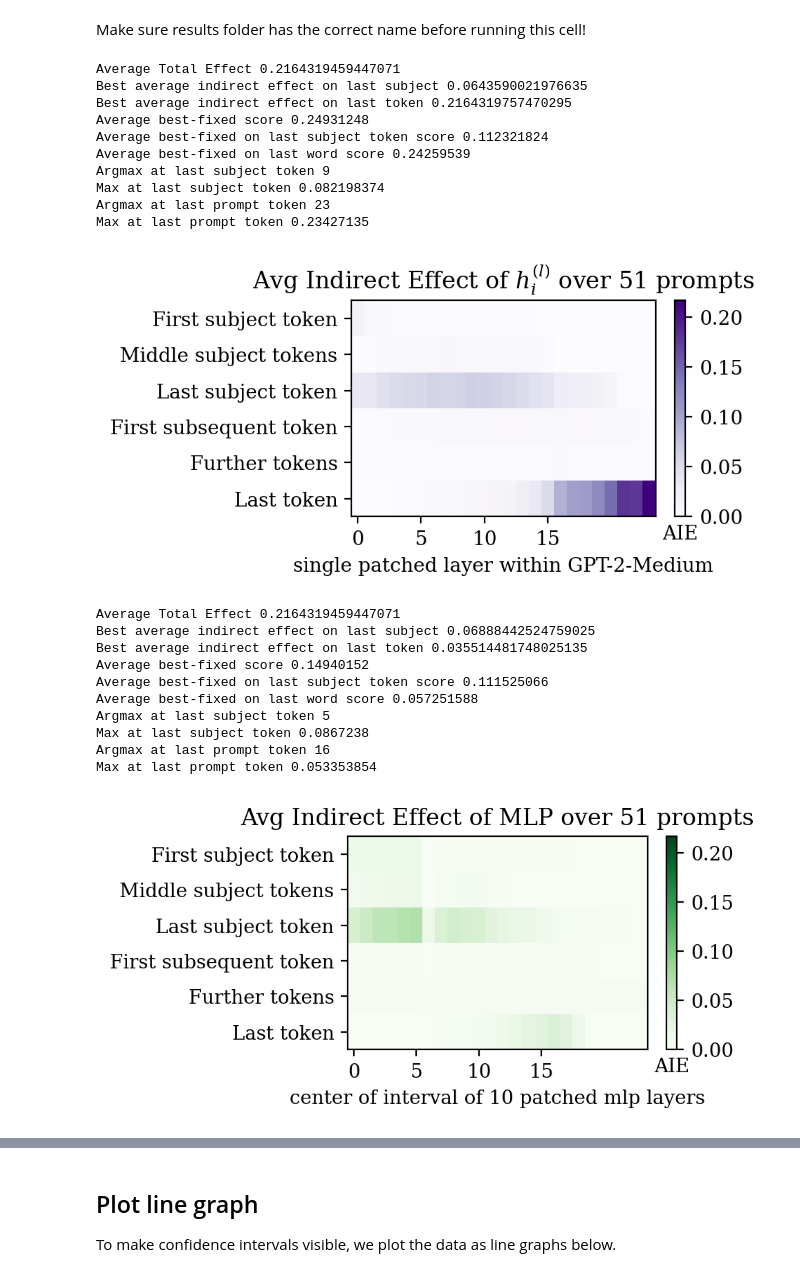
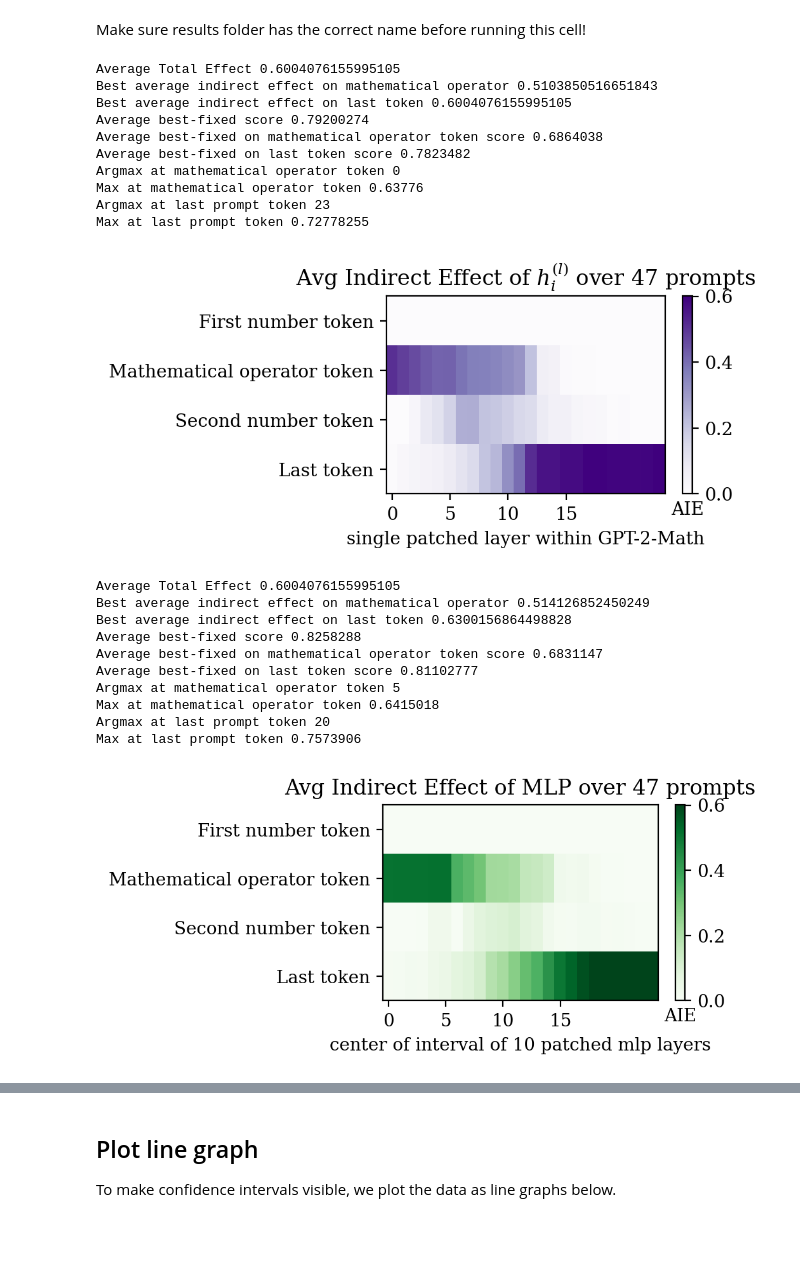
Before and after one commit to khnhenriette/ProjectADL, a Jupyter notebook: notebooks/average_causal_effects.ipynb, the cells around one changed output, grey strips where cells are left out. Saved outputs shown, nothing was run; the diff lists cells and outputs as text; code cells hidden in the pictures; blank space fills up the shorter version.

Commit message:
average causal effects for math fine-tuned

```diff
--- a/notebooks/average_causal_effects.ipynb
+++ b/notebooks/average_causal_effects.ipynb
@@ -129,16 +154,15 @@ def read_knowlege(count=150, kind=None, arch="gpt2-medium-math"):
     kindcode = "" if not kind else f"_{kind}"
     (
         avg_fn, #first number
-        avg_mo, #mathematical operator
+        avg_mo, #first mathematical operator token
         avg_sn, #second number
         avg_e, #equals
-
         avg_hs,
         avg_ls,
         avg_fs,
         avg_fle,
         avg_fla,
-    ) = [Avg() for _ in range(4)]
+    ) = [Avg() for _ in range(9)]
     for i in range(count):
         try:
             data = numpy.load(f"{dirname}/knowledge_{i}{kindcode}.npz")
@@ -148,9 +172,10 @@ def read_knowlege(count=150, kind=None, arch="gpt2-medium-math"):
         if "correct_prediction" in data and not data["correct_prediction"]:
             continue
         scores = data["scores"]
-        first_e, first_a = data["subject_range"] # subject / operator start and token after / second number
+        first_e, first_a = data["subject_range"] # subject (one or two tokens)
+        # last_e = first_a - 1 # second subject token --> ignored here
         first_n = first_e - 1 # first number
-        last_a = len(scores) - 1 # equals
+        last_a = len(scores) - 1 # equals / last token
         # original prediction
         avg_hs.add(data["high_score"])
         # prediction after subject is corrupted
@@ -194,7 +219,7 @@ def read_knowlege(count=150, kind=None, arch="gpt2-medium-math"):
     )
     print("Average best-fixed score", avg_fs.avg())
     print("Average best-fixed on mathematical operator token score", avg_fle.avg())
-    print("Average best-fixed on 'equals' score", avg_fla.avg())
+    print("Average best-fixed on last token score", avg_fla.avg())
     print("Argmax at mathematical operator token", numpy.argmax(avg_mo.avg()))
     print("Max at mathematical operator token", numpy.max(avg_mo.avg()))
     print("Argmax at last prompt token", numpy.argmax(avg_e.avg()))
@@ -256,51 +281,51 @@ def plot_array(
 # there are 1209 factual associations in the knowns dataset, i.e. numbered from 0 to 1208
 # we only included the first 100 here
 #the_count = 1208
 the_count = 100
 high_score = None  # Scale all plots according to the y axis of the first plot
 
 for kind in [None, "mlp", "attn"]:
     d = read_knowlege(the_count, kind, arch)
     count = d["size"]
     what = {
         None: "Indirect Effect of $h_i^{(l)}$",
         "mlp": "Indirect Effect of MLP",
         "attn": "Indirect Effect of Attn",
     }[kind]
     title = f"Avg {what} over {count} prompts"
     result = numpy.clip(d["result"] - d["low_score"], 0, None)
     kindcode = "" if kind is None else f"_{kind}"
     if kind not in ["mlp", "attn"]:
         high_score = result.max()
     plot_array(
         result,
         kind=kind,
         title=title,
         low_score=0.0,
         high_score=high_score,
         archname=archname,
         savepdf=f"results/{arch}/causal_trace/summary_pdfs/rollup{kindcode}.pdf",
     )
 # %% [output]
-Average Total Effect 0.2164319459447071
-Best average indirect effect on last subject 0.0643590021976635
-Best average indirect effect on last token 0.2164319757470295
-Average best-fixed score 0.24931248
-Average best-fixed on last subject token score 0.112321824
-Average best-fixed on last word score 0.24259539
-Argmax at last subject token 9
-Max at last subject token 0.082198374
+Average Total Effect 0.6004076155995105
+Best average indirect effect on mathematical operator 0.5103850516651843
+Best average indirect effect on last token 0.6004076155995105
+Average best-fixed score 0.79200274
+Average best-fixed on mathematical operator token score 0.6864038
+Average best-fixed on last token score 0.7823482
+Argmax at mathematical operator token 0
+Max at mathematical operator token 0.63776
 Argmax at last prompt token 23
-Max at last prompt token 0.23427135
+Max at last prompt token 0.72778255
-[figure, old version]
+[figure, new version]
-Average Total Effect 0.2164319459447071
-Best average indirect effect on last subject 0.06888442524759025
-Best average indirect effect on last token 0.035514481748025135
-Average best-fixed score 0.14940152
-Average best-fixed on last subject token score 0.111525066
-Average best-fixed on last word score 0.057251588
-Argmax at last subject token 5
-Max at last subject token 0.0867238
-Argmax at last prompt token 16
-Max at last prompt token 0.053353854
+Average Total Effect 0.6004076155995105
+Best average indirect effect on mathematical operator 0.514126852450249
+Best average indirect effect on last token 0.6300156864498828
+Average best-fixed score 0.8258288
+Average best-fixed on mathematical operator token score 0.6831147
+Average best-fixed on last token score 0.81102777
+Argmax at mathematical operator token 5
+Max at mathematical operator token 0.6415018
+Argmax at last prompt token 20
+Max at last prompt token 0.7573906
-[figure, old version]
+[figure, new version]
```
Also changed, not shown: parts of 16 cells of this notebook.
